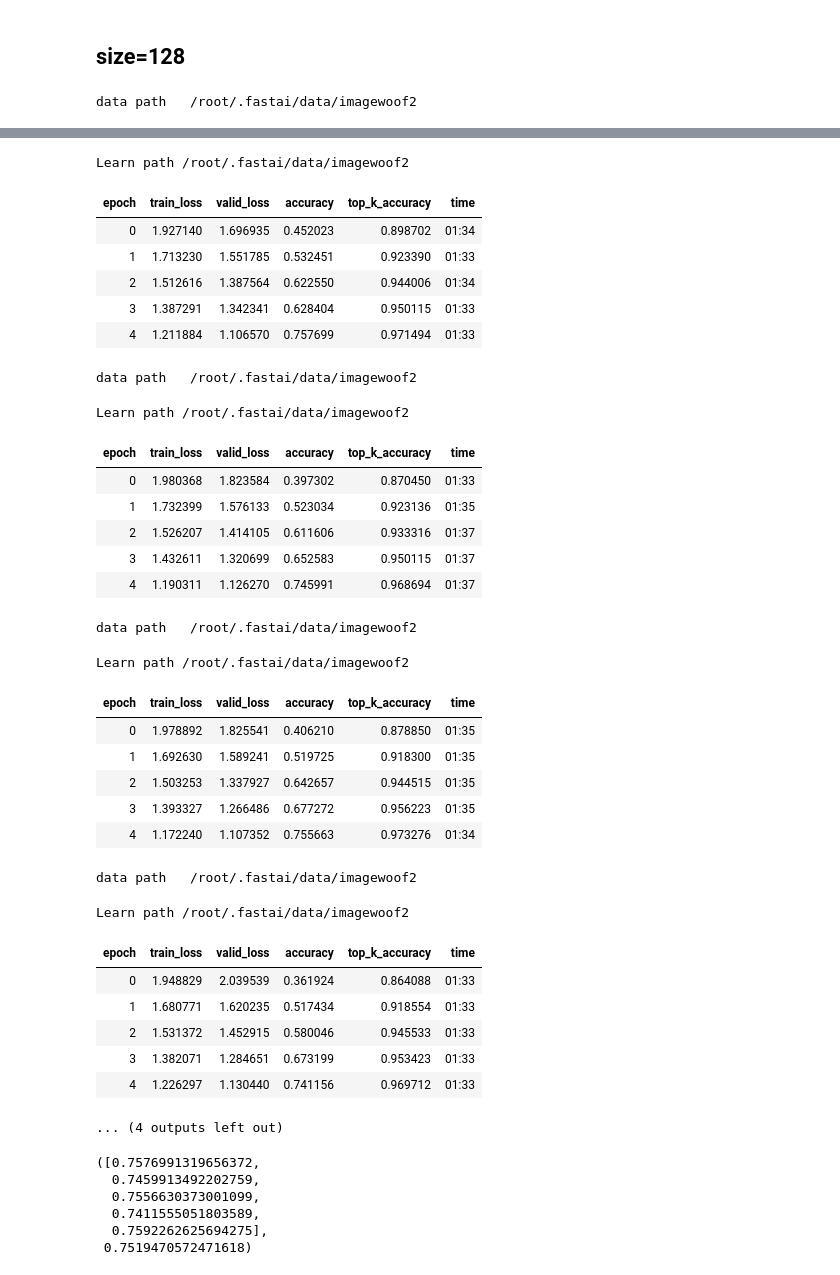
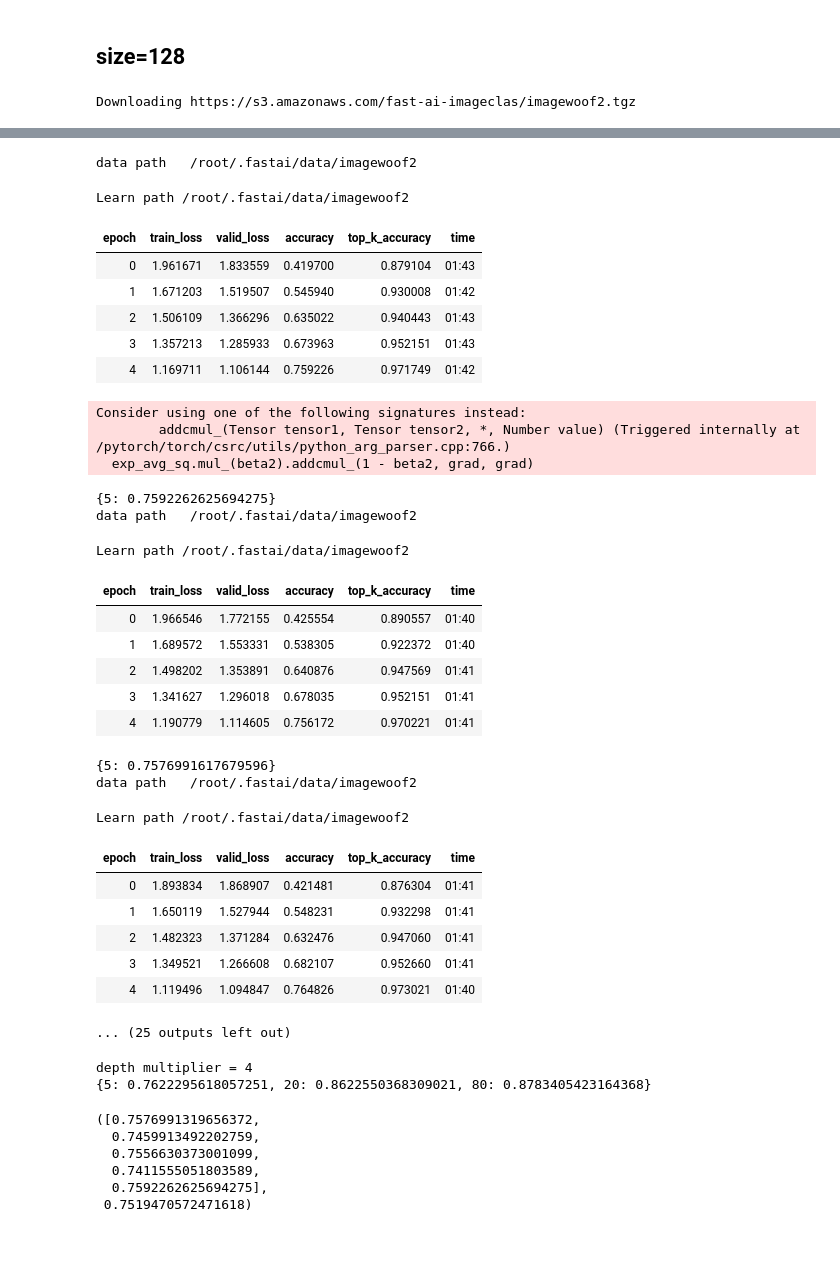
Before and after one commit to BoaEi/imagenette_experiments, a Jupyter notebook: ResNet_separable.ipynb, the cells around one changed output, grey strips where cells are left out. Cells and saved outputs as stored; diff of their text form; code cells hidden in the pictures; blank space fills up the shorter version.

```diff
--- a/ResNet_separable.ipynb
+++ b/ResNet_separable.ipynb
@@ -243,11 +242,16 @@ for i in range(40):
 # %% [markdown]
 ## size=128
 # %%
-for epochs in [5]*5:
-    mixup=0 if epochs<=20 else 0.2
-    learn = get_learn(model=model, size=128, bs=16, mixup=mixup)
-    learn.fit_fc(epochs, lr=4e-3, moms=(0.95,0.95), start_pct=0.72)
-    res += [learn.recorder.metrics[-1][0].item()]
-print([round(x, 6) for x in res], sum(res)/len(res))
+res = dict()
+for e in [5]*5 + [20]*5 + [80]:
+  mixup=0 if e<=20 else 0.2
+  learn = get_learn(model=model, size=128, bs=16, mixup=mixup)
+  learn.fit_fc(e, lr=4e-3, moms=(0.95,0.95), start_pct=0.72)
+  acc = learn.recorder.metrics[-1][0].item()
+  if e in res:
+    res[e] += [acc]
+  else:
+    res[e] = [acc]
+  print({e: sum(res[e])/len(res[e]) for e in res})
 # %% [output]
-data path   /root/.fastai/data/imagewoof2
+Downloading https://s3.amazonaws.com/fast-ai-imageclas/imagewoof2.tgz
@@ -254,32 +259,36 @@ data path   /root/.fastai/data/imagewoof2
-Learn path /root/.fastai/data/imagewoof2
+data path   /root/.fastai/data/imagewoof2
+Learn path /root/.fastai/data/imagewoof2
 | epoch | train_loss | valid_loss | accuracy | top_k_accuracy | time |
-| 0 | 1.927140 | 1.696935 | 0.452023 | 0.898702 | 01:34 |
-| 1 | 1.713230 | 1.551785 | 0.532451 | 0.923390 | 01:33 |
-| 2 | 1.512616 | 1.387564 | 0.622550 | 0.944006 | 01:34 |
-| 3 | 1.387291 | 1.342341 | 0.628404 | 0.950115 | 01:33 |
-| 4 | 1.211884 | 1.106570 | 0.757699 | 0.971494 | 01:33 |
+| 0 | 1.961671 | 1.833559 | 0.419700 | 0.879104 | 01:43 |
+| 1 | 1.671203 | 1.519507 | 0.545940 | 0.930008 | 01:42 |
+| 2 | 1.506109 | 1.366296 | 0.635022 | 0.940443 | 01:43 |
+| 3 | 1.357213 | 1.285933 | 0.673963 | 0.952151 | 01:43 |
+| 4 | 1.169711 | 1.106144 | 0.759226 | 0.971749 | 01:42 |
-data path   /root/.fastai/data/imagewoof2
-Learn path /root/.fastai/data/imagewoof2
+Consider using one of the following signatures instead:
+        addcmul_(Tensor tensor1, Tensor tensor2, *, Number value) (Triggered internally at  /pytorch/torch/csrc/utils/python_arg_parser.cpp:766.)
+  exp_avg_sq.mul_(beta2).addcmul_(1 - beta2, grad, grad)
-| epoch | train_loss | valid_loss | accuracy | top_k_accuracy | time |
-| 0 | 1.980368 | 1.823584 | 0.397302 | 0.870450 | 01:33 |
-| 1 | 1.732399 | 1.576133 | 0.523034 | 0.923136 | 01:35 |
-| 2 | 1.526207 | 1.414105 | 0.611606 | 0.933316 | 01:37 |
-| 3 | 1.432611 | 1.320699 | 0.652583 | 0.950115 | 01:37 |
-| 4 | 1.190311 | 1.126270 | 0.745991 | 0.968694 | 01:37 |
+{5: 0.7592262625694275}
 data path   /root/.fastai/data/imagewoof2
 Learn path /root/.fastai/data/imagewoof2
-| epoch | train_loss | valid_loss | accuracy | top_k_accuracy | time |
-| 0 | 1.978892 | 1.825541 | 0.406210 | 0.878850 | 01:35 |
-| 1 | 1.692630 | 1.589241 | 0.519725 | 0.918300 | 01:35 |
-| 2 | 1.503253 | 1.337927 | 0.642657 | 0.944515 | 01:35 |
-| 3 | 1.393327 | 1.266486 | 0.677272 | 0.956223 | 01:35 |
-| 4 | 1.172240 | 1.107352 | 0.755663 | 0.973276 | 01:34 |
+| epoch | train_loss | valid_loss | accuracy | top_k_accuracy | time |
+| 0 | 1.966546 | 1.772155 | 0.425554 | 0.890557 | 01:40 |
+| 1 | 1.689572 | 1.553331 | 0.538305 | 0.922372 | 01:40 |
+| 2 | 1.498202 | 1.353891 | 0.640876 | 0.947569 | 01:41 |
+| 3 | 1.341627 | 1.296018 | 0.678035 | 0.952151 | 01:41 |
+| 4 | 1.190779 | 1.114605 | 0.756172 | 0.970221 | 01:41 |
+{5: 0.7576991617679596}
 data path   /root/.fastai/data/imagewoof2
 Learn path /root/.fastai/data/imagewoof2
-| epoch | train_loss | valid_loss | accuracy | top_k_accuracy | time |
-| 0 | 1.948829 | 2.039539 | 0.361924 | 0.864088 | 01:33 |
-| 1 | 1.680771 | 1.620235 | 0.517434 | 0.918554 | 01:33 |
-| 2 | 1.531372 | 1.452915 | 0.580046 | 0.945533 | 01:33 |
-| 3 | 1.382071 | 1.284651 | 0.673199 | 0.953423 | 01:33 |
-| 4 | 1.226297 | 1.130440 | 0.741156 | 0.969712 | 01:33 |
+| epoch | train_loss | valid_loss | accuracy | top_k_accuracy | time |
+| 0 | 1.893834 | 1.868907 | 0.421481 | 0.876304 | 01:41 |
+| 1 | 1.650119 | 1.527944 | 0.548231 | 0.932298 | 01:41 |
+| 2 | 1.482323 | 1.371284 | 0.632476 | 0.947060 | 01:41 |
+| 3 | 1.349521 | 1.266608 | 0.682107 | 0.952660 | 01:41 |
+| 4 | 1.119496 | 1.094847 | 0.764826 | 0.973021 | 01:40 |
-... (4 outputs left out)
+... (25 outputs left out)
+# %%
+print('depth multiplier =',dm)
+print({e: sum(res[e])/len(res[e]) for e in res})
+# %% [output]
+depth multiplier = 4
+{5: 0.7622295618057251, 20: 0.8622550368309021, 80: 0.8783405423164368}
```
Also changed, not shown: parts of 5 cells of this notebook.
